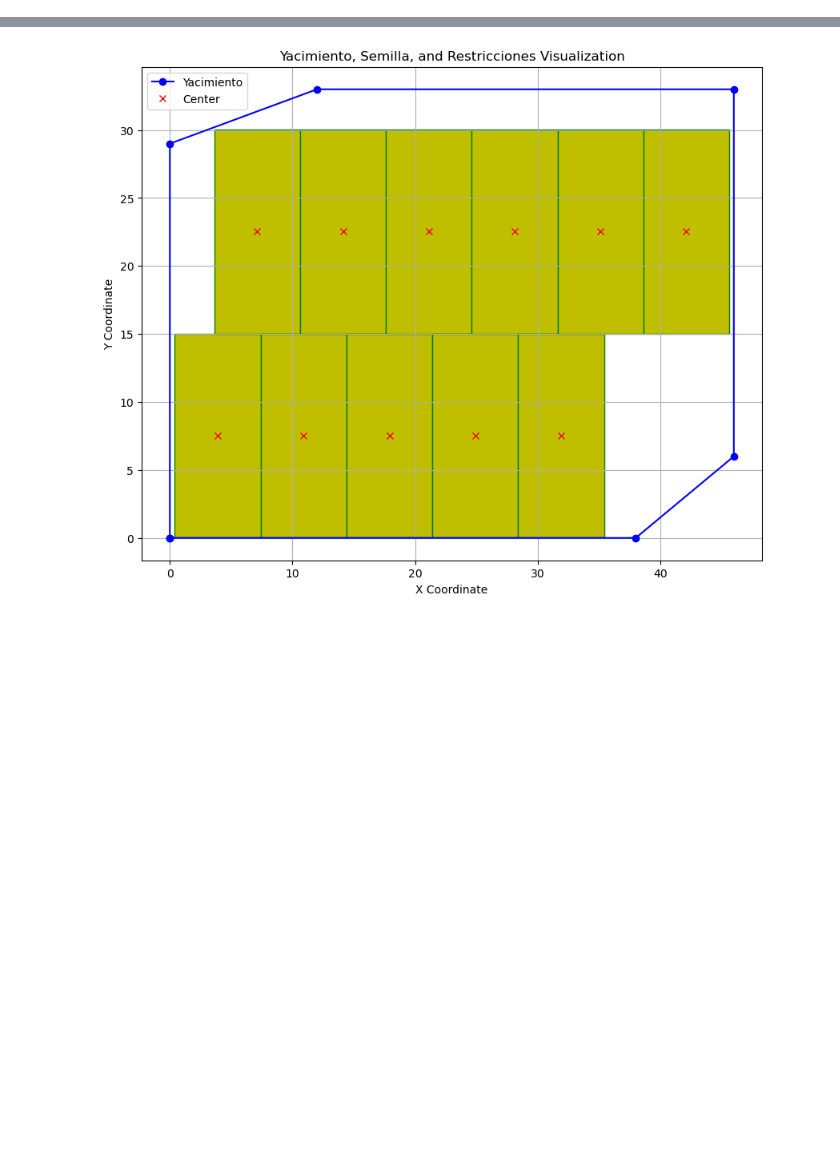
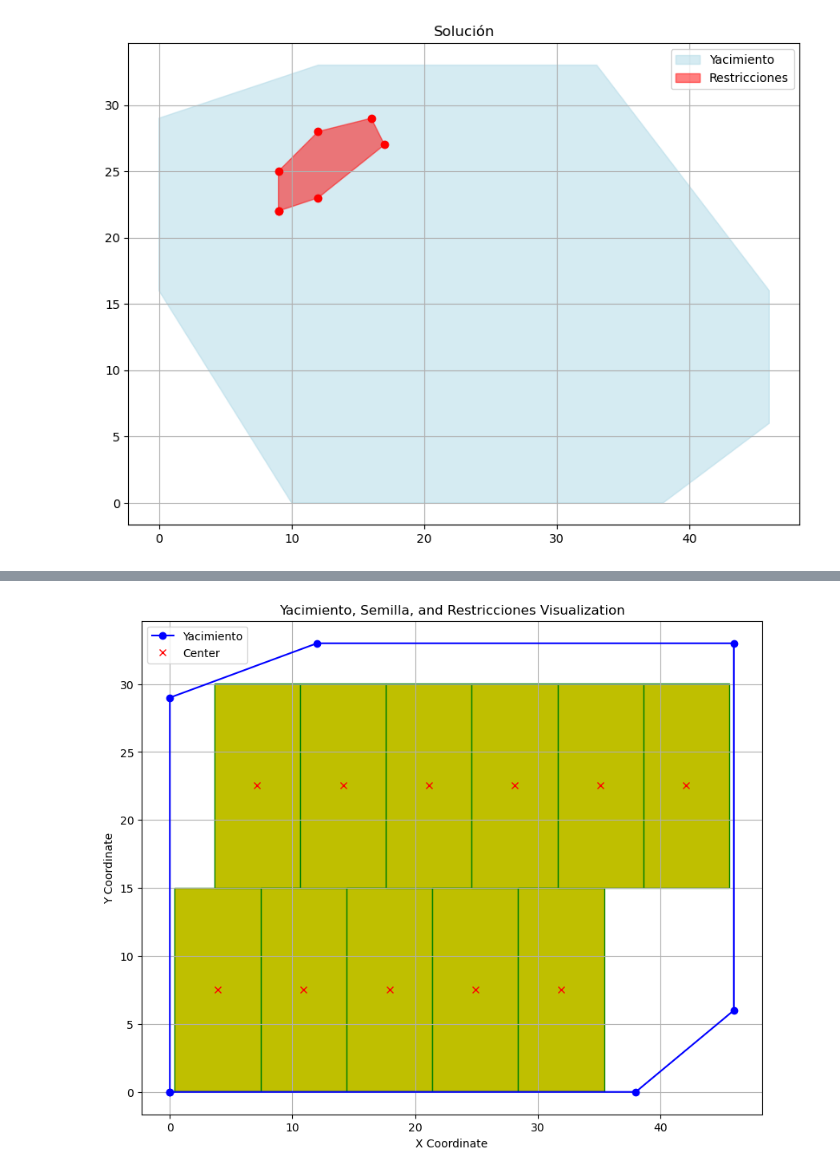
Before and after one commit to lararlm/TD8_ProyectoFinal, a Jupyter notebook: testing/grid_tests.ipynb, the cells around one changed output, grey strips where cells are left out. Saved outputs shown, nothing was run; the diff lists cells and outputs as text; code cells hidden in the pictures; blank space fills up the shorter version.

```diff
--- a/testing/grid_tests.ipynb
+++ b/testing/grid_tests.ipynb
@@ -12,3 +11,7 @@ ModuleNotFoundError: No module named 'heuristicas'
 # %%
 file_path_bony = 'C:/Users/valen/OneDrive/Escritorio/Bony/Di tella/TD8FINAL/TD8_ProyectoFinal/mapas/pol.02.xml'
 polygon, panel_size, restrictions , angulo = xml_data_extractor(file_path_bony)
+# %%
+plot_solution(polygon,restrictions,[],panel_size)
+# %% [output]
+[figure, added]
```
Also changed, not shown: parts of 10 cells of this notebook, 22 other files.
